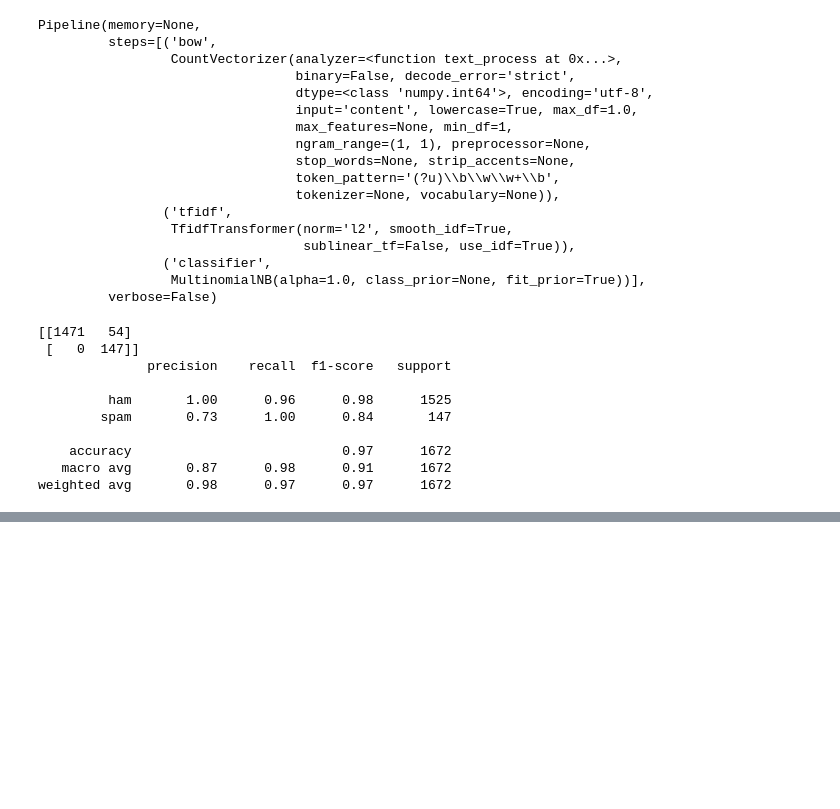
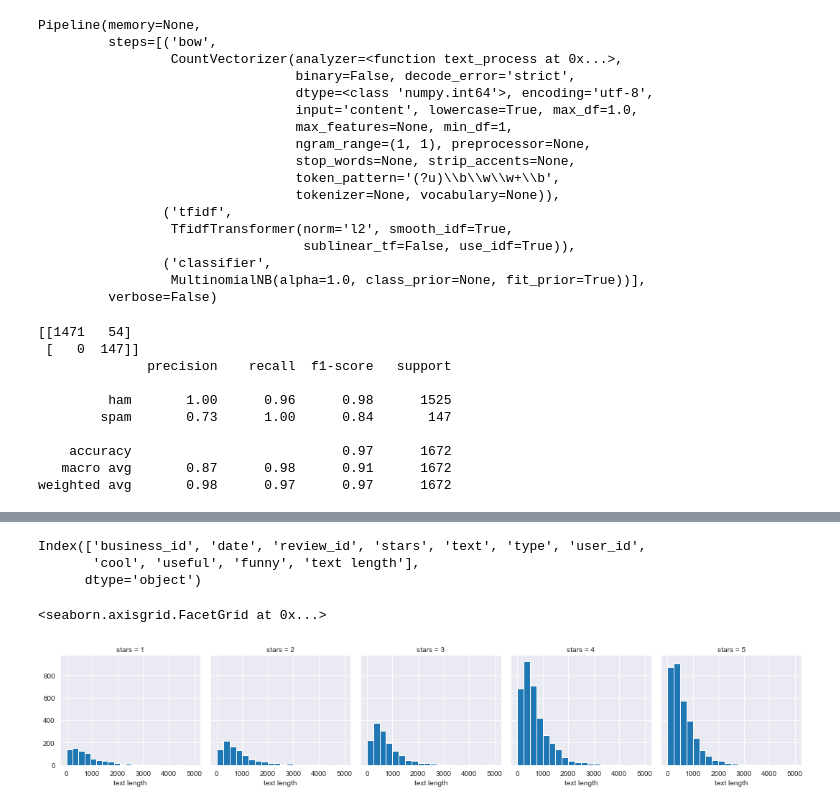
Before and after one commit to prashantfb65/code_practise, a Jupyter notebook: machine_learning/NLTK_20112019.ipynb, the cells around one changed output, grey strips where cells are left out. Cells and saved outputs as stored; diff of their text form; code cells hidden in the pictures; blank space fills up the shorter version.

```diff
--- a/machine_learning/NLTK_20112019.ipynb
+++ b/machine_learning/NLTK_20112019.ipynb
@@ -282,0 +293,4 @@ weighted avg       0.98      0.97      0.97      1672
+# %%
+sns.set_style('darkgrid')
+# %%
+yelp_data = pd.read_csv('yelp.csv')
@@ -282,0 +356,2 @@ weighted avg       0.98      0.97      0.97      1672
+# %%
+yelp_data['text length'] = yelp_data['text'].apply(len)
@@ -282,0 +373,12 @@ weighted avg       0.98      0.97      0.97      1672
+# %%
+yelp_data.columns
+# %% [output]
+Index(['business_id', 'date', 'review_id', 'stars', 'text', 'type', 'user_id',
+       'cool', 'useful', 'funny', 'text length'],
+      dtype='object')
+# %%
+g = sns.FacetGrid(yelp_data, col='stars')
+g.map(plt.hist, 'text length', bins=20)
+# %% [output]
+<seaborn.axisgrid.FacetGrid at 0x...>
+[figure, added]
```
Also changed, not shown: parts of 34 cells of this notebook, 1 other file.
